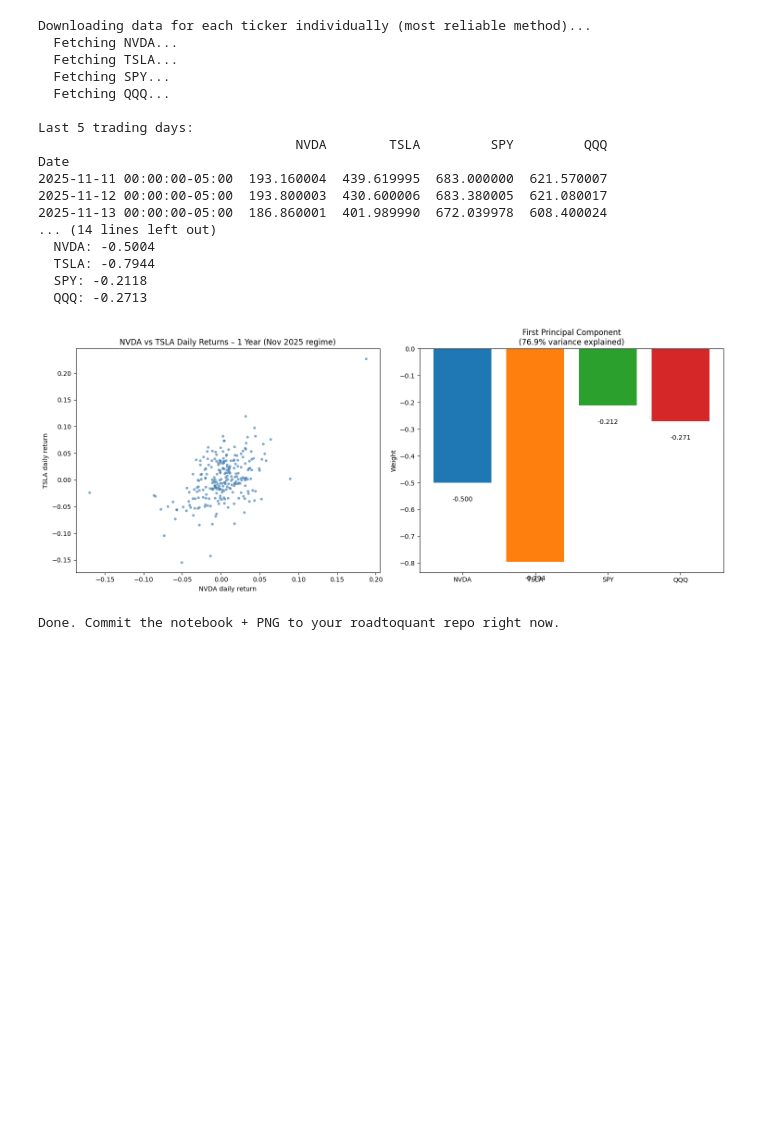
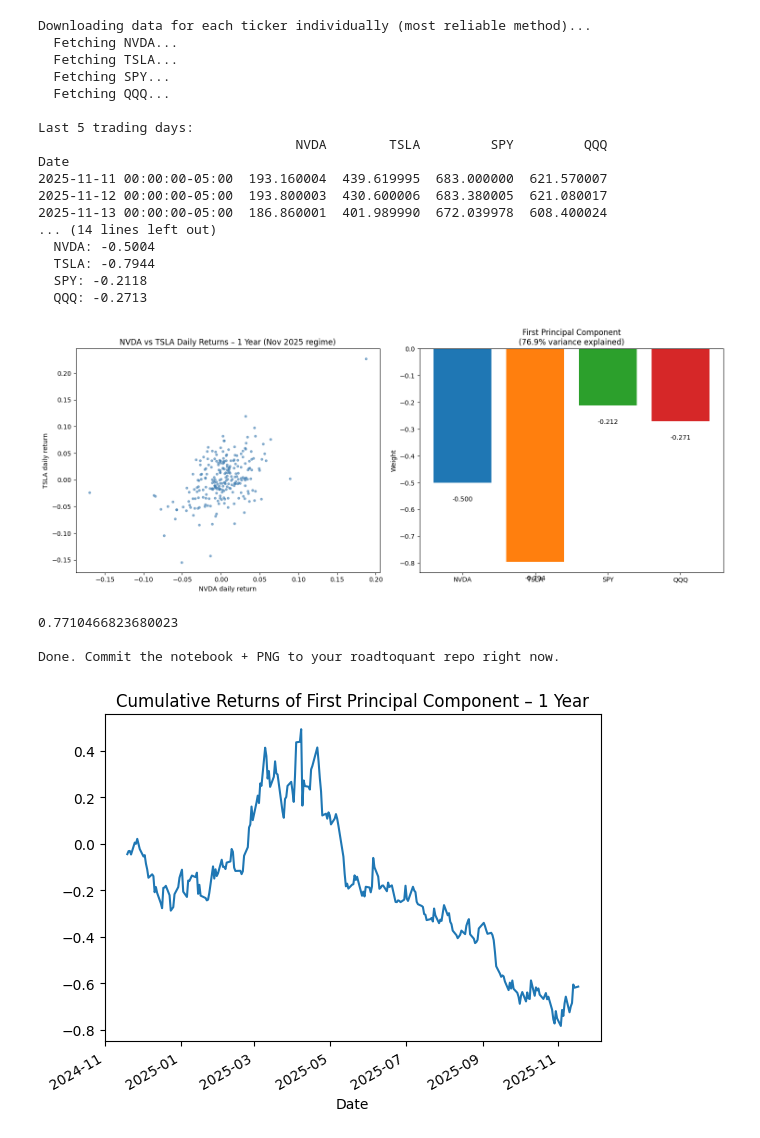
Before and after one commit to veetihietasalo/roadtoquantmf, a Jupyter notebook: notebooks/linear_algebra_basics.ipynb, the cells around one changed output. Drawn from its saved outputs; the diff is of its cells as text; code cells hidden in the pictures; blank space fills up the shorter version.

Commit message:
pca of stock returns – visualize weights of first principal component

```diff
--- a/notebooks/linear_algebra_basics.ipynb
+++ b/notebooks/linear_algebra_basics.ipynb
@@ -65,30 +65,37 @@ ax2.axhline(0, color='black', linewidth=0.8)
 for bar, weight in zip(bars, eigvecs[:, 0]):
     height = bar.get_height()
     ax2.text(bar.get_x() + bar.get_width()/2, height + (0.02 if height > 0 else -0.05),
              f'{weight:.3f}', ha='center', va='bottom' if height > 0 else 'top', fontsize=10)
 
 plt.tight_layout()
 plt.savefig('week01_pca_weights.png', dpi=300, bbox_inches='tight')
 plt.show()
 
+pc1_time_series = returns @ eigvecs[:, 0]
+print(pc1_time_series.std() * np.sqrt(252))
+pc1_time_series.cumsum().plot(title='Cumulative Returns of First Principal Component – 1 Year')
+
 print("\nDone. Commit the notebook + PNG to your roadtoquant repo right now.")
 # %% [output]
 Downloading data for each ticker individually (most reliable method)...
   Fetching NVDA...
   Fetching TSLA...
   Fetching SPY...
   Fetching QQQ...
 
 Last 5 trading days:
                                  NVDA        TSLA         SPY         QQQ
 Date
 2025-11-11 00:00:00-05:00  193.160004  439.619995  683.000000  621.570007
 2025-11-12 00:00:00-05:00  193.800003  430.600006  683.380005  621.080017
 2025-11-13 00:00:00-05:00  186.860001  401.989990  672.039978  608.400024
 ... (14 lines left out)
   NVDA: -0.5004
   TSLA: -0.7944
   SPY: -0.2118
   QQQ: -0.2713
 [figure]
+0.7710466823680023
+
 Done. Commit the notebook + PNG to your roadtoquant repo right now.
+[figure, added]
```
